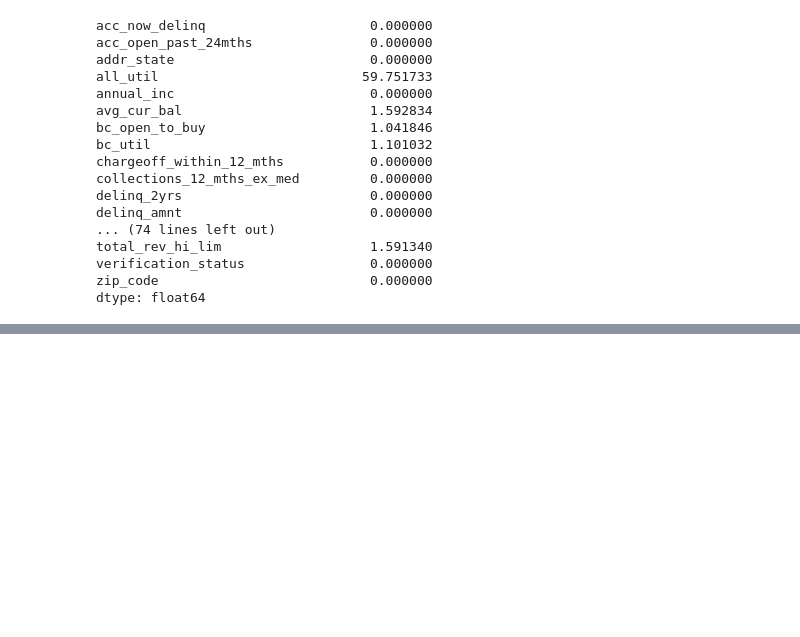
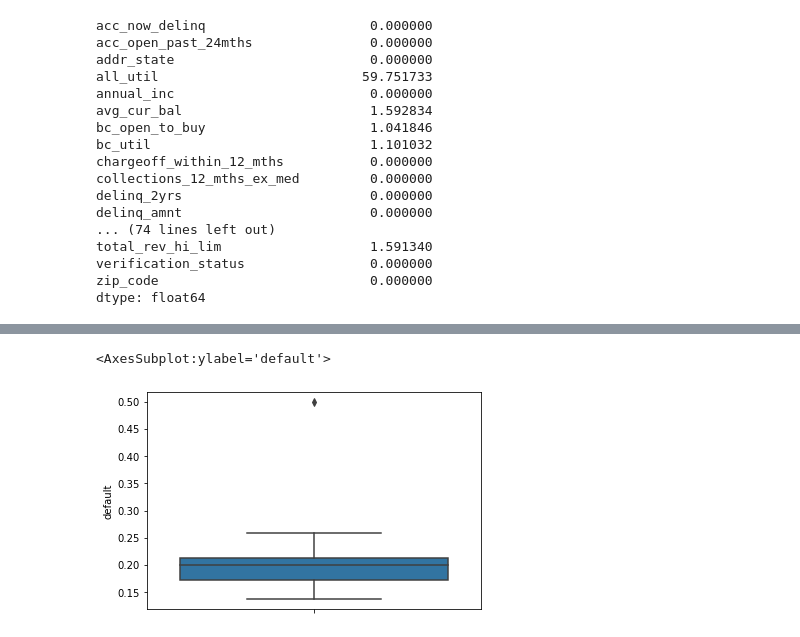
Before and after one commit to jimmyttri/lending, a Jupyter notebook: lendingclub_data_exploration.ipynb, the cells around one changed output, grey strips where cells are left out. Saved outputs shown, nothing was run; the diff lists cells and outputs as text; code cells hidden in the pictures; blank space fills up the shorter version.

```diff
--- a/lendingclub_data_exploration.ipynb
+++ b/lendingclub_data_exploration.ipynb
@@ -849,0 +985,2 @@ loan_data_atapproval[loan_data_atapproval['bc_util'].isna()].T
+# %%
+agg_means.reset_index(inplace=True)
@@ -849,0 +1019,5 @@ loan_data_atapproval[loan_data_atapproval['bc_util'].isna()].T
+# %%
+sns.boxplot(y = agg_means['default'])
+# %% [output]
+<AxesSubplot:ylabel='default'>
+[figure, added]
```
Also changed, not shown: parts of 29 cells of this notebook.
